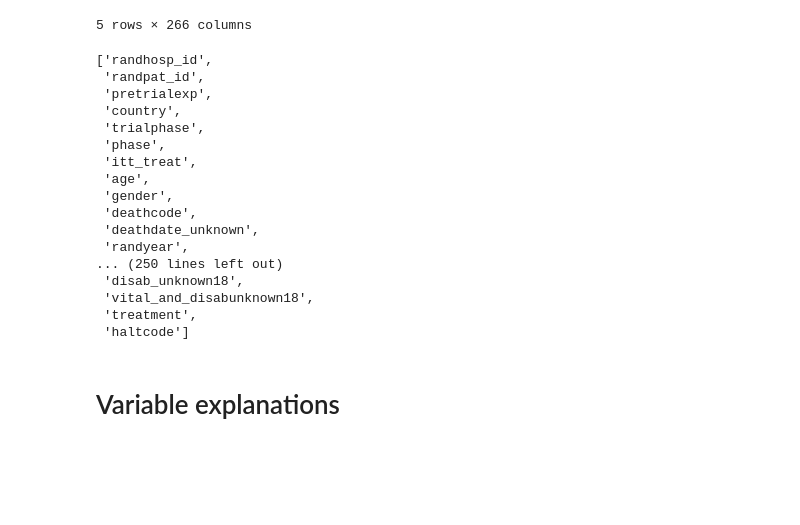
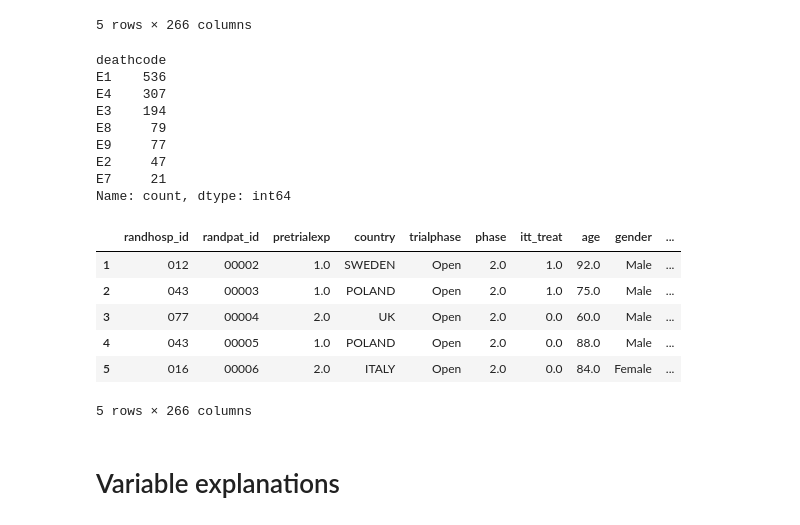
Before and after one commit to maja-jablonska/stroke-bandits, a Jupyter notebook: xgboost.ipynb, the cells around one changed output. Drawn from its saved outputs; the diff is of its cells as text; code cells hidden in the pictures; blank space fills up the shorter version.

```diff
--- a/xgboost.ipynb
+++ b/xgboost.ipynb
@@ -17,22 +17,14 @@ df.head()
 | 4 | 043 | 00005 | 1.0 | POLAND | Open | 2.0 | 0.0 | 88.0 | 1.0 | ... |
 5 rows × 266 columns
 # %%
-list(df.columns)
+df['deathcode'].value_counts()
 # %% [output]
-['randhosp_id',
- 'randpat_id',
- 'pretrialexp',
- 'country',
- 'trialphase',
- 'phase',
- 'itt_treat',
- 'age',
- 'gender',
- 'deathcode',
- 'deathdate_unknown',
- 'randyear',
-... (250 lines left out)
- 'disab_unknown18',
- 'vital_and_disabunknown18',
- 'treatment',
- 'haltcode']
+deathcode
+E1    536
+E4    307
+E3    194
+E8     79
+E9     77
+E2     47
+E7     21
+Name: count, dtype: int64
@@ -39,2 +37,24 @@ list(df.columns)
+# %%
+for col in SEVEN_DAY_FORM:
+    if SEVEN_DAY_FORM_FORMATS[col] == 'YNDQ':
+        df[col] = encode_yndq(df, col)
+    elif SEVEN_DAY_FORM_FORMATS[col] == 'GCSEYE':
+        df[col] = encode_GCSEYE(df, col)
+    elif SEVEN_DAY_FORM_FORMATS[col] == 'GCSMOTOR':
+        df[col] = encode_GCSMOTOR(df, col)
+    elif SEVEN_DAY_FORM_FORMATS[col] == 'GCSVERBAL':
+        df[col] = encode_GCSVERBAL(df, col)
+
+df['gender'] = encode_gender(df, 'gender')
+
+df.head()
+# %% [output]
+|  | randhosp_id | randpat_id | pretrialexp | country | trialphase | phase | itt_treat | age | gender | ... |
+| 1 | 012 | 00002 | 1.0 | SWEDEN | Open | 2.0 | 1.0 | 92.0 | Male | ... |
+| 2 | 043 | 00003 | 1.0 | POLAND | Open | 2.0 | 1.0 | 75.0 | Male | ... |
+| 3 | 077 | 00004 | 2.0 | UK | Open | 2.0 | 0.0 | 60.0 | Male | ... |
+| 4 | 043 | 00005 | 1.0 | POLAND | Open | 2.0 | 0.0 | 88.0 | Male | ... |
+| 5 | 016 | 00006 | 2.0 | ITALY | Open | 2.0 | 0.0 | 84.0 | Female | ... |
+5 rows × 266 columns
 # %% [markdown]
 # Variable explanations
```
Also changed, not shown: parts of 9 cells of this notebook, 2 other files.
